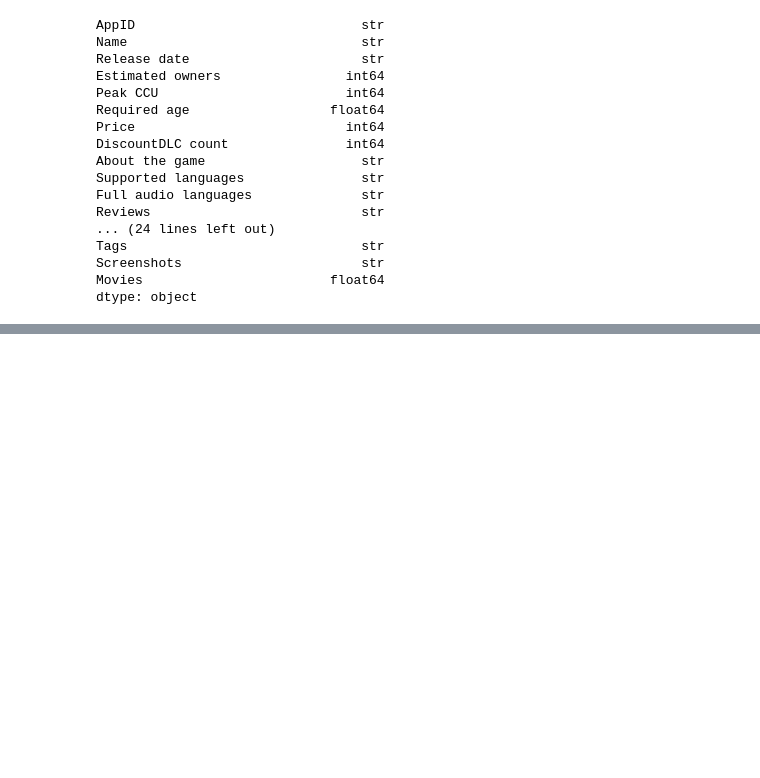
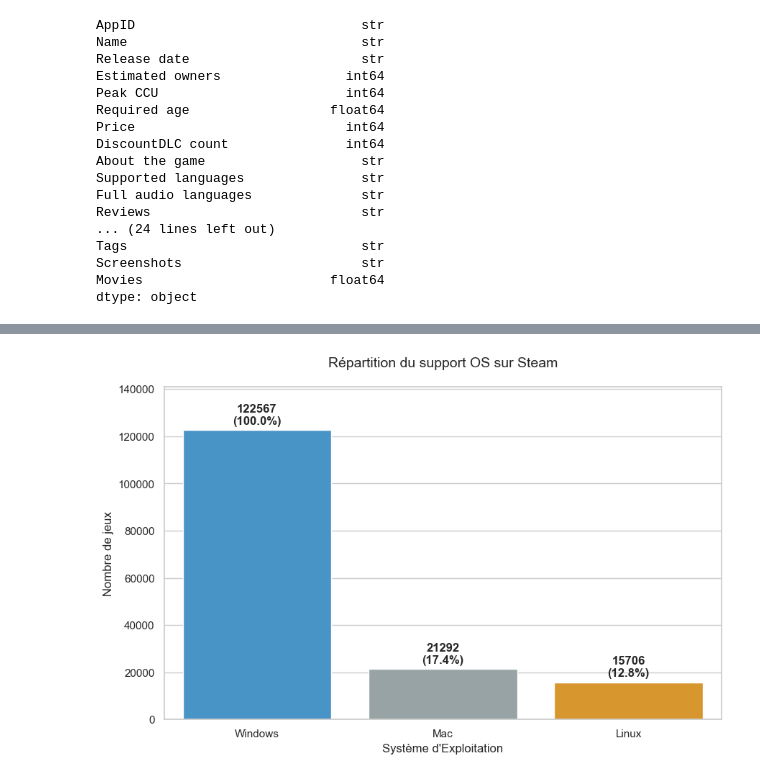
Before and after one commit to Eliott67/Projet_ADD, a Jupyter notebook: projet_ADD.ipynb, the cells around one changed output, grey strips where cells are left out. Cells and saved outputs as stored; diff of their text form; code cells hidden in the pictures; blank space fills up the shorter version.

Commit message:
analyse descriptive

```diff
--- a/projet_ADD.ipynb
+++ b/projet_ADD.ipynb
@@ -61,0 +62,99 @@ df.describe()
+# %%
+import seaborn as sns
+
+sns.set_theme(style="whitegrid")
+plt.rcParams['figure.figsize'] = (12, 8)
+
+def analyse_unidimensionnelle_complete_steam(df):
+    print("--- Début de l'Analyse Unidimensionnelle ---")
+
+    df.columns = df.columns.str.strip()
+
+    print("\n[1] Analyse du support OS...")
+    os_cols = ['Windows', 'Mac', 'Linux']
+    present_os = [c for c in os_cols if c in df.columns]
+
+    if present_os:
+        os_counts = df[present_os].sum().sort_values(ascending=False)
+        plt.figure(figsize=(10, 6))
+
+
+        ax = sns.barplot(x=os_counts.index, y=os_counts.values, palette=['#3498db', '#95a5a6', '#f39c12'])
+
+
+        total_games = len(df)
+        for i, v in enumerate(os_counts.values):
+            percentage = (v / total_games) * 100
+            ax.text(i, v + (max(os_counts.values) * 0.02),
+                    f"{int(v)}\n({percentage:.1f}%)",
+                    ha='center', fontweight='bold')
+
+        plt.title("Répartition du support OS sur Steam", fontsize=14, pad=20)
+        plt.ylabel("Nombre de jeux")
+        plt.xlabel("Système d'Exploitation")
+        plt.ylim(0, max(os_counts.values) * 1.15)
+        plt.show()
+
+    print("\n[2] Traitement de la chronologie...")
+    df['Release date clean'] = pd.to_datetime(df['Release date'], errors='coerce')
+    years = df['Release date clean'].dt.year
+    valid_years = years[(years >= 2003) & (years <= 2026)]
+
+    if not valid_years.empty:
+        plt.figure(figsize=(10, 5))
+        valid_years.value_counts().sort_index().plot(kind='line', marker='o', color='crimson', linewidth=2)
+        plt.title("Évolution du nombre de sorties sur Steam")
+        plt.xlabel("Année")
+        plt.ylabel("Nombre de jeux")
+        plt.show()
+    else:
+        print("Attention : Les dates n'ont pas pu être converties correctement.")
+
+    print("\n[3] Visualisation des Outliers (Variables de succès et Prix)...")
+    outlier_features = ['Price', 'Positive', 'Peak CCU', 'DLC count']
+    cols_to_plot = [c for c in outlier_features if c in df.columns]
+
+    if cols_to_plot:
+        fig, axes = plt.subplots(1, len(cols_to_plot), figsize=(18, 6))
+        for i, col in enumerate(cols_to_plot):
+            if col in ['Positive', 'Peak CCU']:
+                sns.boxplot(y=df[df[col] > 0][col], ax=axes[i], color='salmon')
+                axes[i].set_yscale('log')
+                axes[i].set_title(f'Outliers: {col} (Log)')
+            else:
+                sns.boxplot(y=df[col], ax=axes[i], color='salmon')
+                axes[i].set_title(f'Outliers: {col}')
+        plt.tight_layout()
+        plt.show()
+
+    print("\n[4] Analyse des distributions (Echelles log)...")
+    fig, axes = plt.subplots(2, 2, figsize=(16, 10))
+
+    sns.histplot(df[df['Price'] < 100]['Price'], bins=40, kde=True, ax=axes[0,0], color='blue')
+    axes[0,0].set_title('Distribution des Prix (< 100$)')
+
+    sns.histplot(df[df['Positive'] > 0]['Positive'], bins=50, kde=True, log_scale=True, ax=axes[0,1], color='green')
+    axes[0,1].set_title('Distribution des Avis Positifs (Log Scale)')
+
+    sns.histplot(df[df['Peak CCU'] > 0]['Peak CCU'], bins=50, kde=True, log_scale=True, ax=axes[1,0], color='orange')
+    axes[1,0].set_title('Distribution du Peak CCU (Log Scale)')
+
+
+    sns.histplot(df[df['Average playtime forever'] > 0]['Average playtime forever'], bins=50, kde=True, log_scale=True, ax=axes[1,1], color='purple')
+    axes[1,1].set_title('Temps de jeu moyen (Log Scale)')
+
+    plt.tight_layout()
+    plt.show()
+
+
+    print("\n[6] Top 10 des Genres...")
+    if 'Genres' in df.columns:
+        top_genres = df['Genres'].str.split(',').explode().str.strip().value_counts().head(10)
+        plt.figure(figsize=(10, 5))
+        sns.barplot(x=top_genres.values, y=top_genres.index, hue=top_genres.index, palette='viridis', legend=False)
+        plt.title("Top 10 des Genres les plus représentés")
+        plt.xlabel("Nombre de jeux")
+        plt.show()
+
+analyse_unidimensionnelle_complete_steam(df)
+# %% [output]
@@ -61,0 +167 @@ df.describe()
+[figure, added]
```
Also changed, not shown: parts of 5 cells of this notebook.
